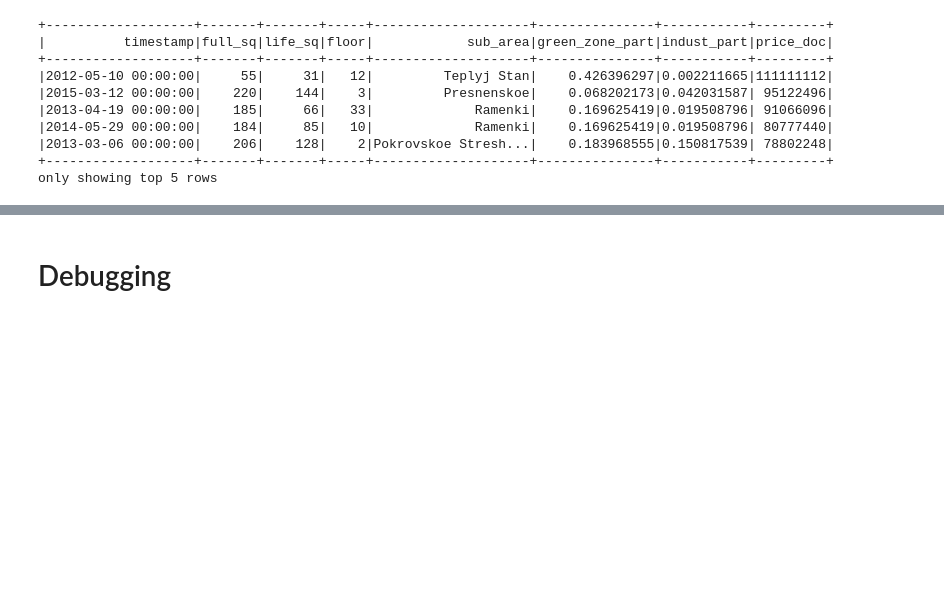
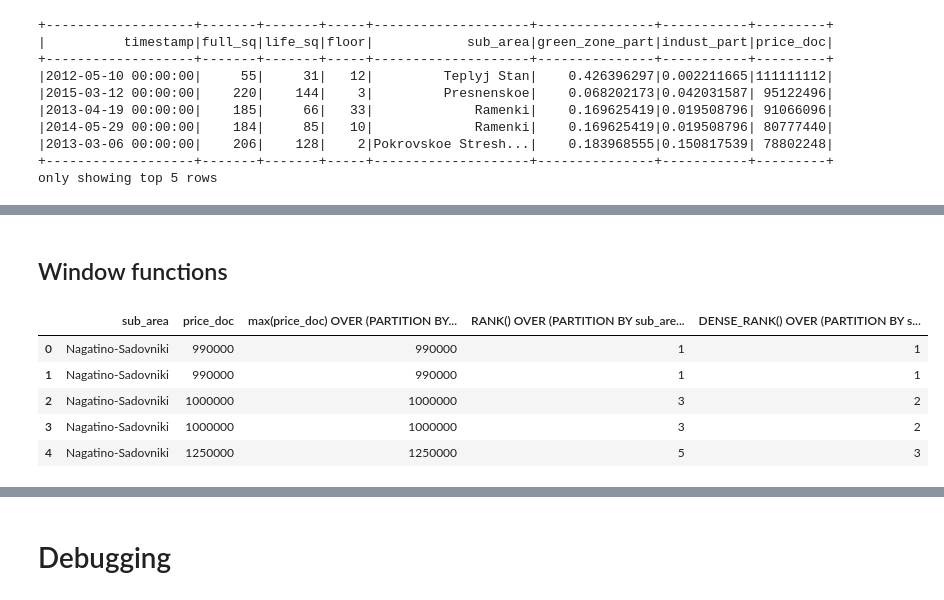
Before and after one commit to anton-dergunov/ml-playground, a Jupyter notebook: pyspark/pyspark-snippets.ipynb, the cells around one changed output, grey strips where cells are left out. Saved outputs shown, nothing was run; the diff lists cells and outputs as text; code cells hidden in the pictures; blank space fills up the shorter version.

```diff
--- a/pyspark/pyspark-snippets.ipynb
+++ b/pyspark/pyspark-snippets.ipynb
@@ -376,0 +835,20 @@ only showing top 5 rows
+# %% [markdown]
+## Window functions
+# %%
+window = Window \
+    .partitionBy("sub_area") \
+    .orderBy("price_doc") \
+    .rowsBetween(Window.unboundedPreceding, Window.currentRow)
+# %%
+df.select("sub_area",
+    "price_doc",
+    max("price_doc").over(window),  # max price so far
+    rank().over(window),
+    dense_rank().over(window)).limit(5).toPandas()
+# %% [output]
+|  | sub_area | price_doc | max(price_doc) OVER (PARTITION BY... | RANK() OVER (PARTITION BY sub_are... | DENSE_RANK() OVER (PARTITION BY s... |
+| 0 | Nagatino-Sadovniki | 990000 | 990000 | 1 | 1 |
+| 1 | Nagatino-Sadovniki | 990000 | 990000 | 1 | 1 |
+| 2 | Nagatino-Sadovniki | 1000000 | 1000000 | 3 | 2 |
+| 3 | Nagatino-Sadovniki | 1000000 | 1000000 | 3 | 2 |
+| 4 | Nagatino-Sadovniki | 1250000 | 1250000 | 5 | 3 |
```
Also changed, not shown: parts of 63 cells of this notebook.
